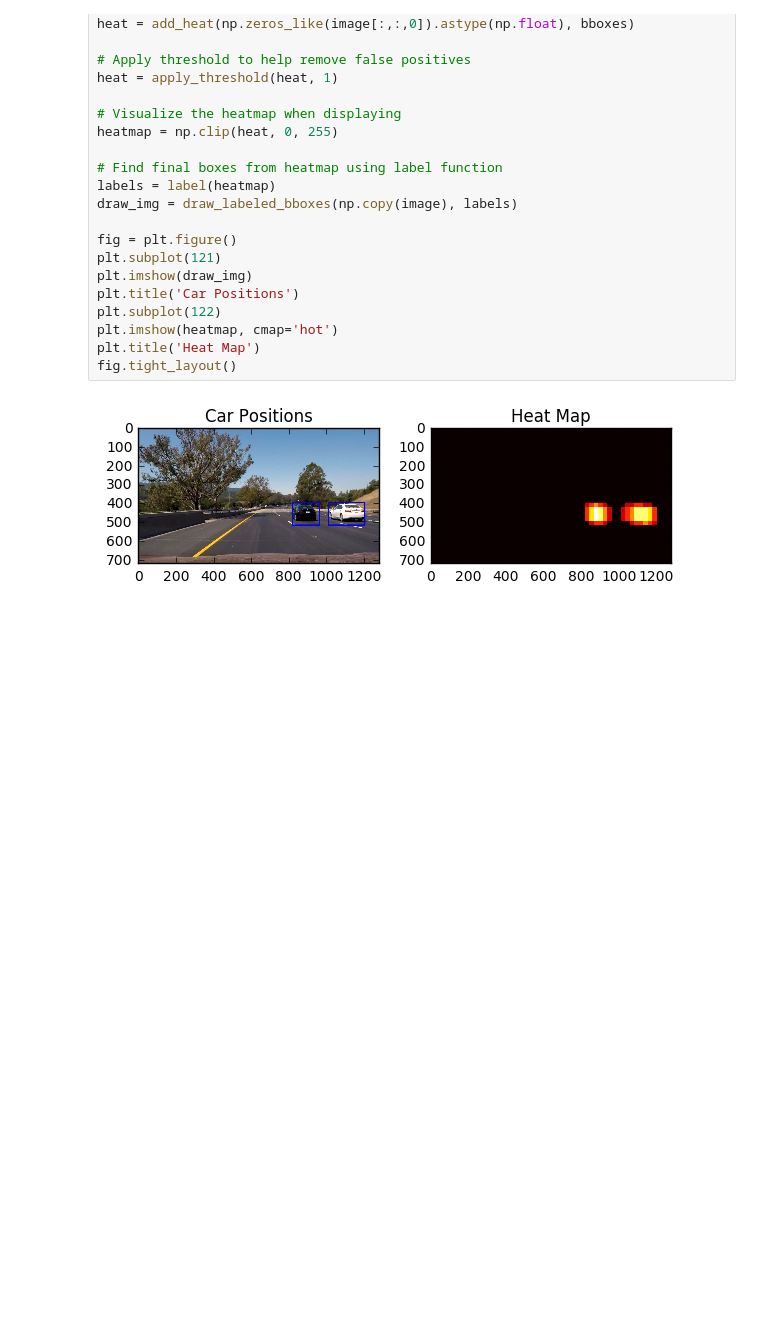
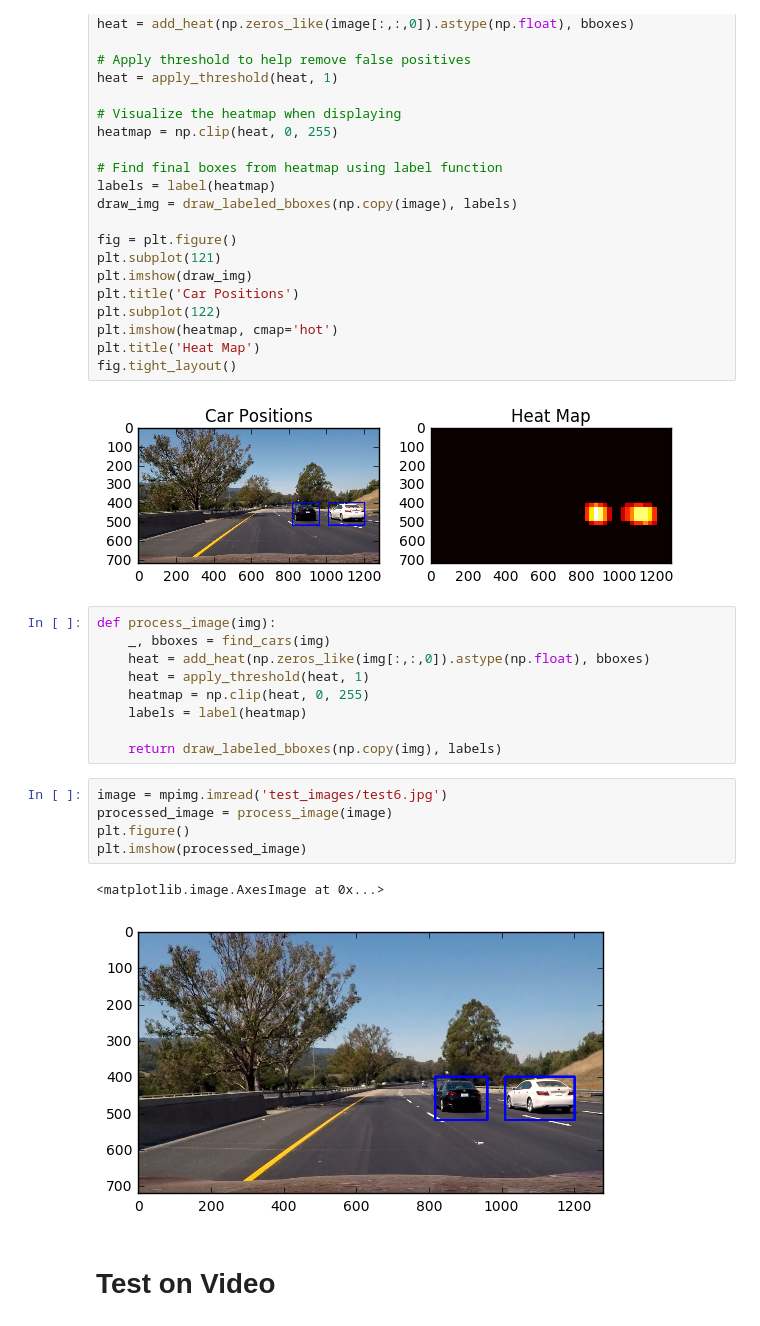
Before and after one commit to SamSamskies/CarND-Vehicle-Detection, a Jupyter notebook: vehicle_detection.ipynb, the cells around one changed output. Saved outputs shown, nothing was run; the diff lists cells and outputs as text; blank space fills up the shorter version.

Commit message:
First attempt at video

```diff
--- a/vehicle_detection.ipynb
+++ b/vehicle_detection.ipynb
@@ -416,3 +422,22 @@ plt.title('Heat Map')
 fig.tight_layout()
 # %% [output]
 [figure]
+# %%
+def process_image(img):
+    _, bboxes = find_cars(img)
+    heat = add_heat(np.zeros_like(img[:,:,0]).astype(np.float), bboxes)
+    heat = apply_threshold(heat, 1)
+    heatmap = np.clip(heat, 0, 255)
+    labels = label(heatmap)
+
+    return draw_labeled_bboxes(np.copy(img), labels)
+# %%
+image = mpimg.imread('test_images/test6.jpg')
+processed_image = process_image(image)
+plt.figure()
+plt.imshow(processed_image)
+# %% [output]
+<matplotlib.image.AxesImage at 0x...>
+[figure, added]
+# %% [markdown]
+# Test on Video
```
Also changed, not shown: parts of 6 cells of this notebook.
